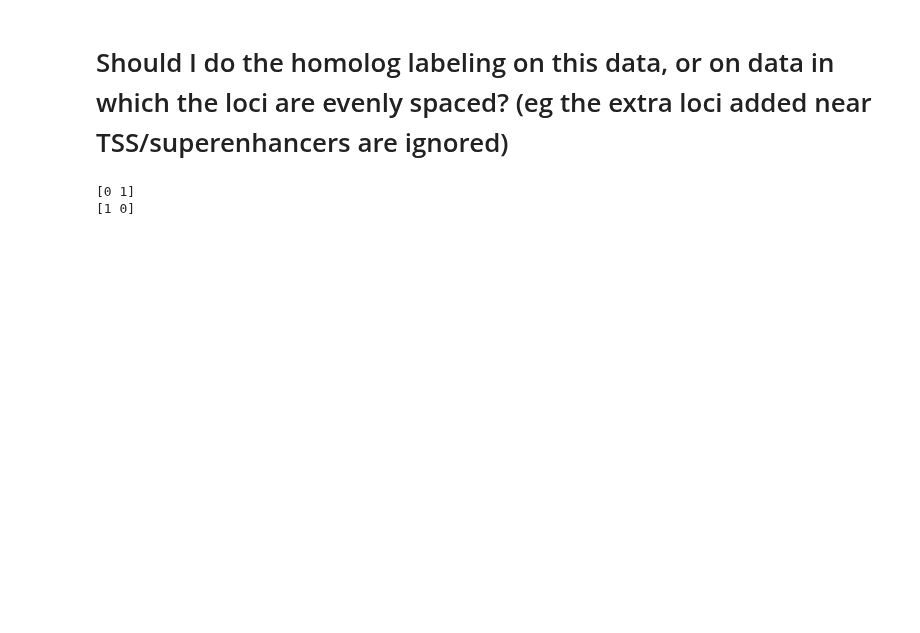
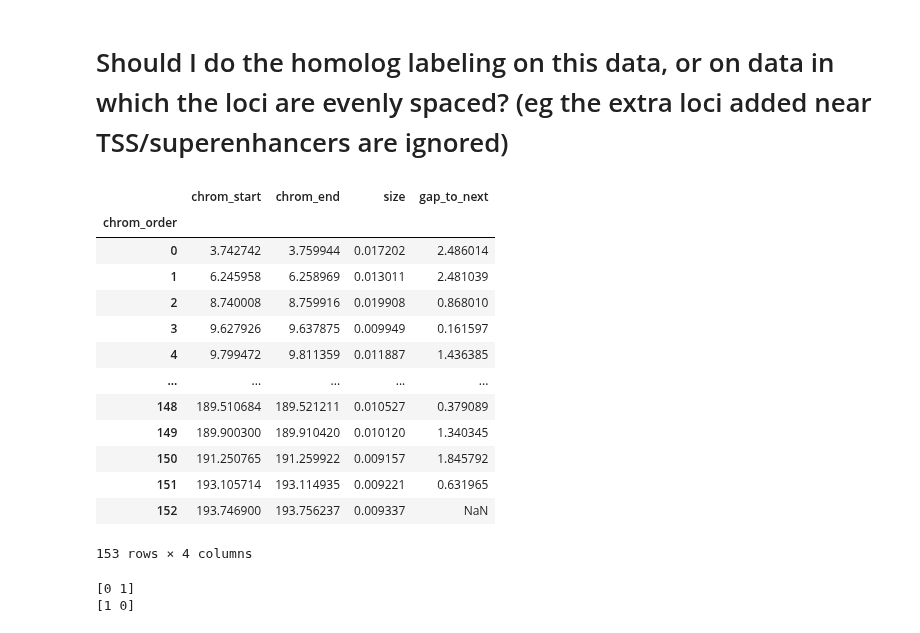
Before and after one commit to gesinecauer/Chromatin_Analysis_MOp, a Jupyter notebook: jupyter/parse_dna_merfish.ipynb, the cells around one changed output. Cells and saved outputs as stored; diff of their text form; code cells hidden in the pictures; blank space fills up the shorter version.

```diff
--- a/jupyter/parse_dna_merfish.ipynb
+++ b/jupyter/parse_dna_merfish.ipynb
@@ -1401,5 +1553,22 @@ Name: count, dtype: int64
 # %% [markdown]
 # Should I do the homolog labeling on this data, or on data in which the loci are evenly spaced? (eg the extra loci added near TSS/superenhancers are ignored)
+# %%
+loci
+# %% [output]
+|  | chrom_start | chrom_end | size | gap_to_next |
+| chrom_order |  |  |  |  |
+| 0 | 3.742742 | 3.759944 | 0.017202 | 2.486014 |
+| 1 | 6.245958 | 6.258969 | 0.013011 | 2.481039 |
+| 2 | 8.740008 | 8.759916 | 0.019908 | 0.868010 |
+| 3 | 9.627926 | 9.637875 | 0.009949 | 0.161597 |
+| 4 | 9.799472 | 9.811359 | 0.011887 | 1.436385 |
+| ... | ... | ... | ... | ... |
+| 148 | 189.510684 | 189.521211 | 0.010527 | 0.379089 |
+| 149 | 189.900300 | 189.910420 | 0.010120 | 1.340345 |
+| 150 | 191.250765 | 191.259922 | 0.009157 | 1.845792 |
+| 151 | 193.105714 | 193.114935 | 0.009221 | 0.631965 |
+| 152 | 193.746900 | 193.756237 | 0.009337 | NaN |
+153 rows × 4 columns
 # %%
 ntraces = 2
 pairingA = np.arange(ntraces)
```
Also changed, not shown: parts of 7 cells of this notebook.
